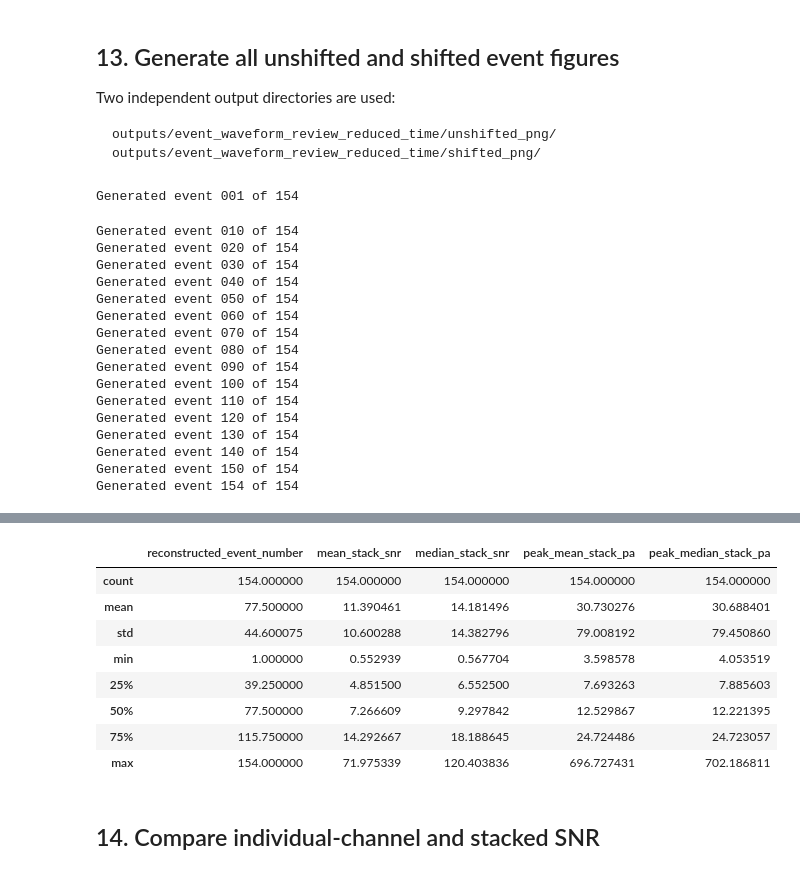
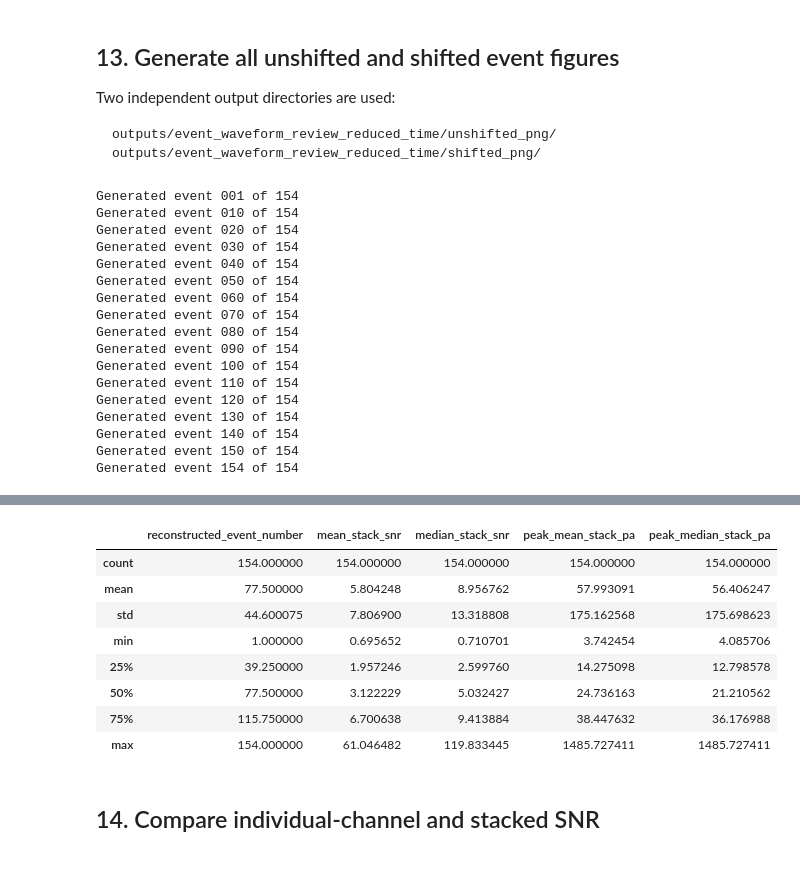
Before and after one commit to gthompson/KSCRocketSeismology, a Jupyter notebook: 08_fireball_paper/notebooks/05_reconstruct_and_review_event_catalogue.ipynb, the cells around one changed output, grey strips where cells are left out. Drawn from its saved outputs; the diff is of its cells as text; code cells hidden in the pictures.

```diff
--- a/08_fireball_paper/notebooks/05_reconstruct_and_review_event_catalogue.ipynb
+++ b/08_fireball_paper/notebooks/05_reconstruct_and_review_event_catalogue.ipynb
@@ -59,6 +46,7 @@ Verdict: essential, rename and make its final output explicit.
 from pathlib import Path
 from collections.abc import Mapping
 import html
+import json
 import math
 import sys
 
@@ -69,7 +57,6 @@ from matplotlib.backends.backend_pdf import PdfPages
 from matplotlib.lines import Line2D
 from matplotlib.ticker import MaxNLocator
 from obspy import Stream, Trace, UTCDateTime, read
-
 
 
 project_root = Path.cwd().resolve()
@@ -83,6 +70,8 @@ from modules import project_config as config
 
 PICK_FILE = config.LEGACY_EXPORT_DIR / "manual_arrival_picks.csv"
 CATALOG_157_FILE = config.LEGACY_EXPORT_DIR / "legacy_catalog_157_events.csv"
+ANALYSIS_CONFIG_FILE = config.OUTPUT_DIR / "02_analysis_configuration.json"
+WEATHER_SUMMARY_FILE = config.OUTPUT_DIR / "03_weather_acoustic_summary.csv"
 
 UNSHIFTED_PNG_DIR = config.FIGURE_DIR / "unshifted_png"
 SHIFTED_PNG_DIR = config.FIGURE_DIR / "shifted_png"
@@ -106,6 +95,3 @@ plt.rcParams.update({
     "legend.fontsize": 7.5,
     "figure.dpi": 120,
 })
-
-
-print(f"Corrected stream: {config.FINAL_CORRECTED_PICKLE}")
@@ -1437,5 +1531,5 @@ FL.BCHH.00.HHZ | 2016-09-01T13:04:12.080000Z - 2016-09-01T13:37:12.080000Z | 250
 # %%
-st_corr_00 = st_corr.select(location='00')
-print(st_corr_00)
+analysis_stream = st_corr
+print(analysis_stream)
 # %% [output]
 6 Trace(s) in Stream:
@@ -1503,7 +1597,7 @@ for row_number, event in reconstructed_events.iterrows():
     shifted_path = SHIFTED_PNG_DIR / shifted_name
 
     if WRITE_ALL_UNSHIFTED_PNGS:
-        figure = build_unshifted_figure(event, st_corr_00)
+        figure = build_unshifted_figure(event, analysis_stream)
         figure.savefig(
             unshifted_path,
             dpi=220,
@@ -1513,7 +1607,7 @@ for row_number, event in reconstructed_events.iterrows():
 
     shifted_figure, stack_metadata = build_shifted_figure(
         event,
-        st_corr_00,
+        analysis_stream,
     )
 
     if WRITE_ALL_SHIFTED_PNGS:
@@ -1567,20 +1661,20 @@ display(figure_index.head())
 display(stack_metrics.describe())
 # %% [output]
 Generated event 001 of 154
+Generated event 010 of 154
+Generated event 020 of 154
+Generated event 030 of 154
+Generated event 040 of 154
+Generated event 050 of 154
+Generated event 060 of 154
+Generated event 070 of 154
+Generated event 080 of 154
+Generated event 090 of 154
+Generated event 100 of 154
+Generated event 110 of 154
+Generated event 120 of 154
+Generated event 130 of 154
+Generated event 140 of 154
+Generated event 150 of 154
+Generated event 154 of 154
-Generated event 010 of 154
-Generated event 020 of 154
-Generated event 030 of 154
-Generated event 040 of 154
-Generated event 050 of 154
-Generated event 060 of 154
-Generated event 070 of 154
-Generated event 080 of 154
-Generated event 090 of 154
-Generated event 100 of 154
-Generated event 110 of 154
-Generated event 120 of 154
-Generated event 130 of 154
-Generated event 140 of 154
-Generated event 150 of 154
-Generated event 154 of 154
 |  | reconstructed_event_number | reduced_event_epoch_s | reduced_event_time | channels | pick_indices | ... |
@@ -1592,12 +1686,12 @@ Generated event 154 of 154
 |  | reconstructed_event_number | mean_stack_snr | median_stack_snr | peak_mean_stack_pa | peak_median_stack_pa |
 | count | 154.000000 | 154.000000 | 154.000000 | 154.000000 | 154.000000 |
-| mean | 77.500000 | 11.390461 | 14.181496 | 30.730276 | 30.688401 |
-| std | 44.600075 | 10.600288 | 14.382796 | 79.008192 | 79.450860 |
-| min | 1.000000 | 0.552939 | 0.567704 | 3.598578 | 4.053519 |
-| 25% | 39.250000 | 4.851500 | 6.552500 | 7.693263 | 7.885603 |
-| 50% | 77.500000 | 7.266609 | 9.297842 | 12.529867 | 12.221395 |
-| 75% | 115.750000 | 14.292667 | 18.188645 | 24.724486 | 24.723057 |
-| max | 154.000000 | 71.975339 | 120.403836 | 696.727431 | 702.186811 |
+| mean | 77.500000 | 5.804248 | 8.956762 | 57.993091 | 56.406247 |
+| std | 44.600075 | 7.806900 | 13.318808 | 175.162568 | 175.698623 |
+| min | 1.000000 | 0.695652 | 0.710701 | 3.742454 | 4.085706 |
+| 25% | 39.250000 | 1.957246 | 2.599760 | 14.275098 | 12.798578 |
+| 50% | 77.500000 | 3.122229 | 5.032427 | 24.736163 | 21.210562 |
+| 75% | 115.750000 | 6.700638 | 9.413884 | 38.447632 | 36.176988 |
+| max | 154.000000 | 61.046482 | 119.833445 | 1485.727411 | 1485.727411 |
 # %% [markdown]
 ## 14. Compare individual-channel and stacked SNR
 # %%
```
Also changed, not shown: parts of 18 cells of this notebook, 7 other files.
